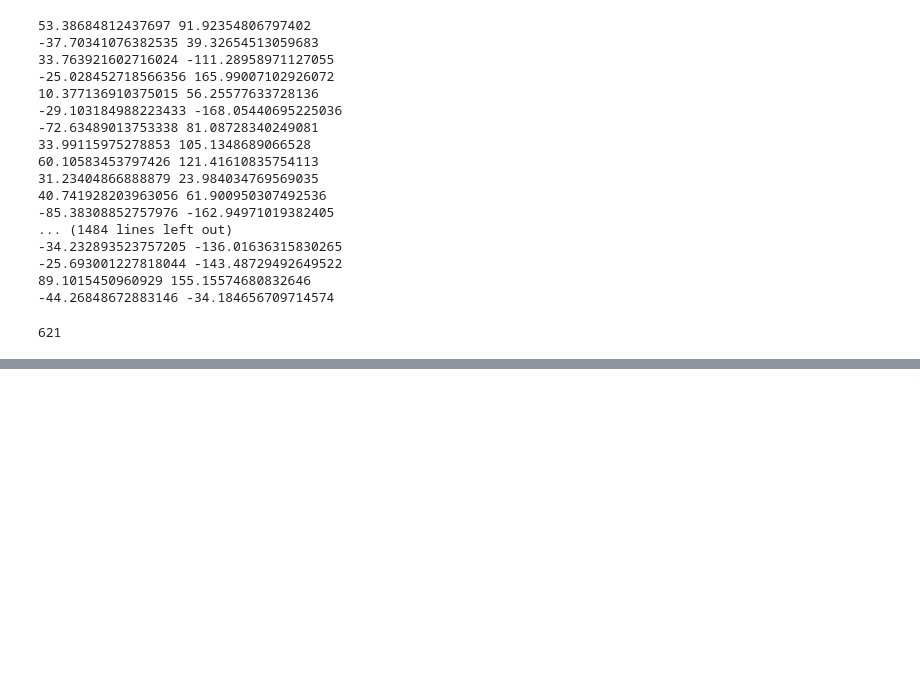
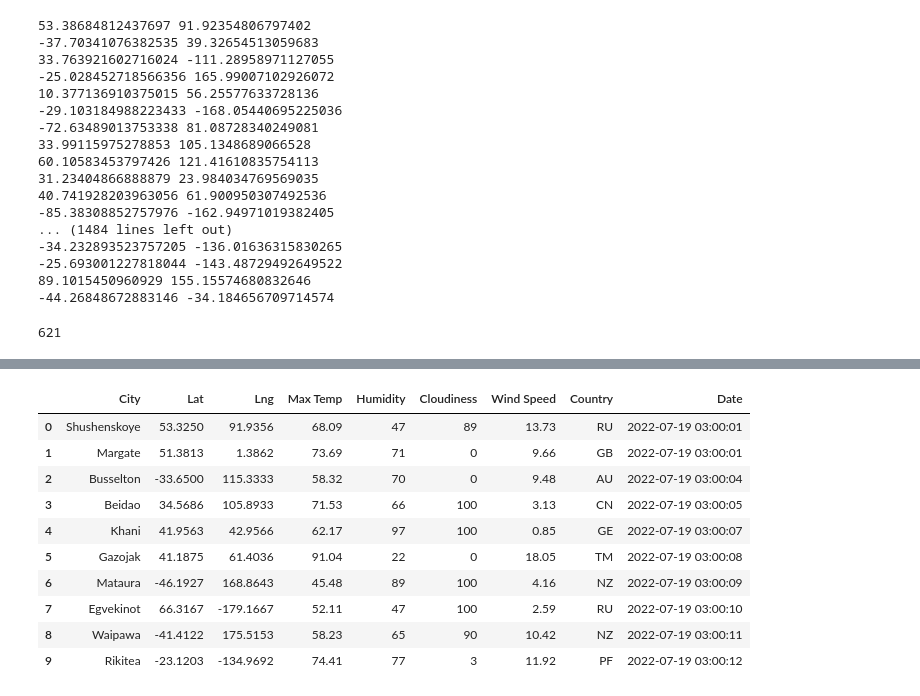
Before and after one commit to lopezroxann/World_Weather_Analysis, a Jupyter notebook: WeatherPy.ipynb, the cells around one changed output, grey strips where cells are left out. Drawn from its saved outputs; the diff is of its cells as text; code cells hidden in the pictures; blank space fills up the shorter version.

```diff
--- a/WeatherPy.ipynb
+++ b/WeatherPy.ipynb
@@ -54,0 +147,16 @@ len(cities)
+# %%
+# Convert the array of dictionaries to a Pandas DataFrame.
+city_data_df = pd.DataFrame(city_data)
+city_data_df.head(10)
+# %% [output]
+|  | City | Lat | Lng | Max Temp | Humidity | Cloudiness | Wind Speed | Country | Date |
+| 0 | Shushenskoye | 53.3250 | 91.9356 | 68.09 | 47 | 89 | 13.73 | RU | 2022-07-19 03:00:01 |
+| 1 | Margate | 51.3813 | 1.3862 | 73.69 | 71 | 0 | 9.66 | GB | 2022-07-19 03:00:01 |
+| 2 | Busselton | -33.6500 | 115.3333 | 58.32 | 70 | 0 | 9.48 | AU | 2022-07-19 03:00:04 |
+| 3 | Beidao | 34.5686 | 105.8933 | 71.53 | 66 | 100 | 3.13 | CN | 2022-07-19 03:00:05 |
+| 4 | Khani | 41.9563 | 42.9566 | 62.17 | 97 | 100 | 0.85 | GE | 2022-07-19 03:00:07 |
+| 5 | Gazojak | 41.1875 | 61.4036 | 91.04 | 22 | 0 | 18.05 | TM | 2022-07-19 03:00:08 |
+| 6 | Mataura | -46.1927 | 168.8643 | 45.48 | 89 | 100 | 4.16 | NZ | 2022-07-19 03:00:09 |
+| 7 | Egvekinot | 66.3167 | -179.1667 | 52.11 | 47 | 100 | 2.59 | RU | 2022-07-19 03:00:10 |
+| 8 | Waipawa | -41.4122 | 175.5153 | 58.23 | 65 | 90 | 10.42 | NZ | 2022-07-19 03:00:11 |
+| 9 | Rikitea | -23.1203 | -134.9692 | 74.41 | 77 | 3 | 11.92 | PF | 2022-07-19 03:00:12 |
```
Also changed, not shown: parts of 7 cells of this notebook, 4 other files.
